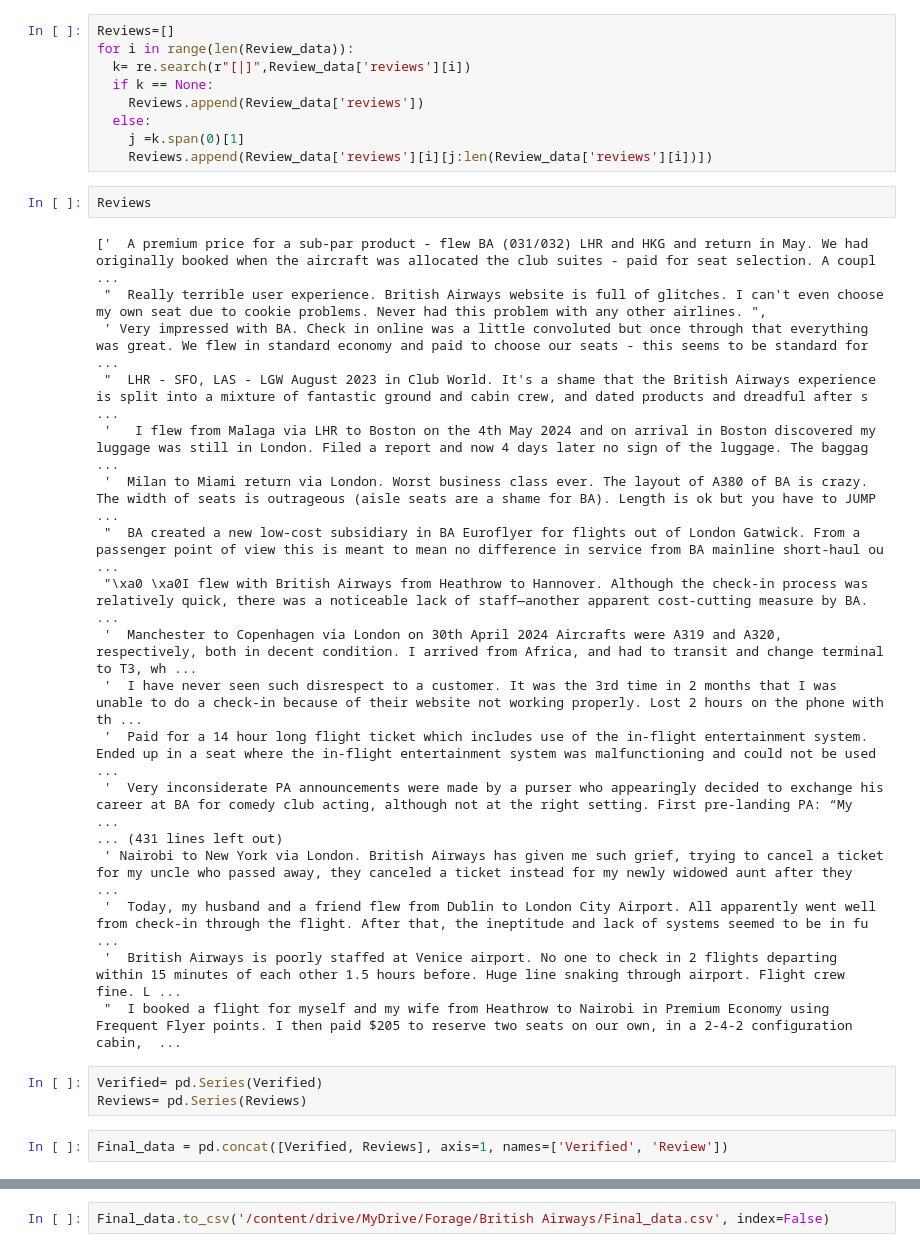
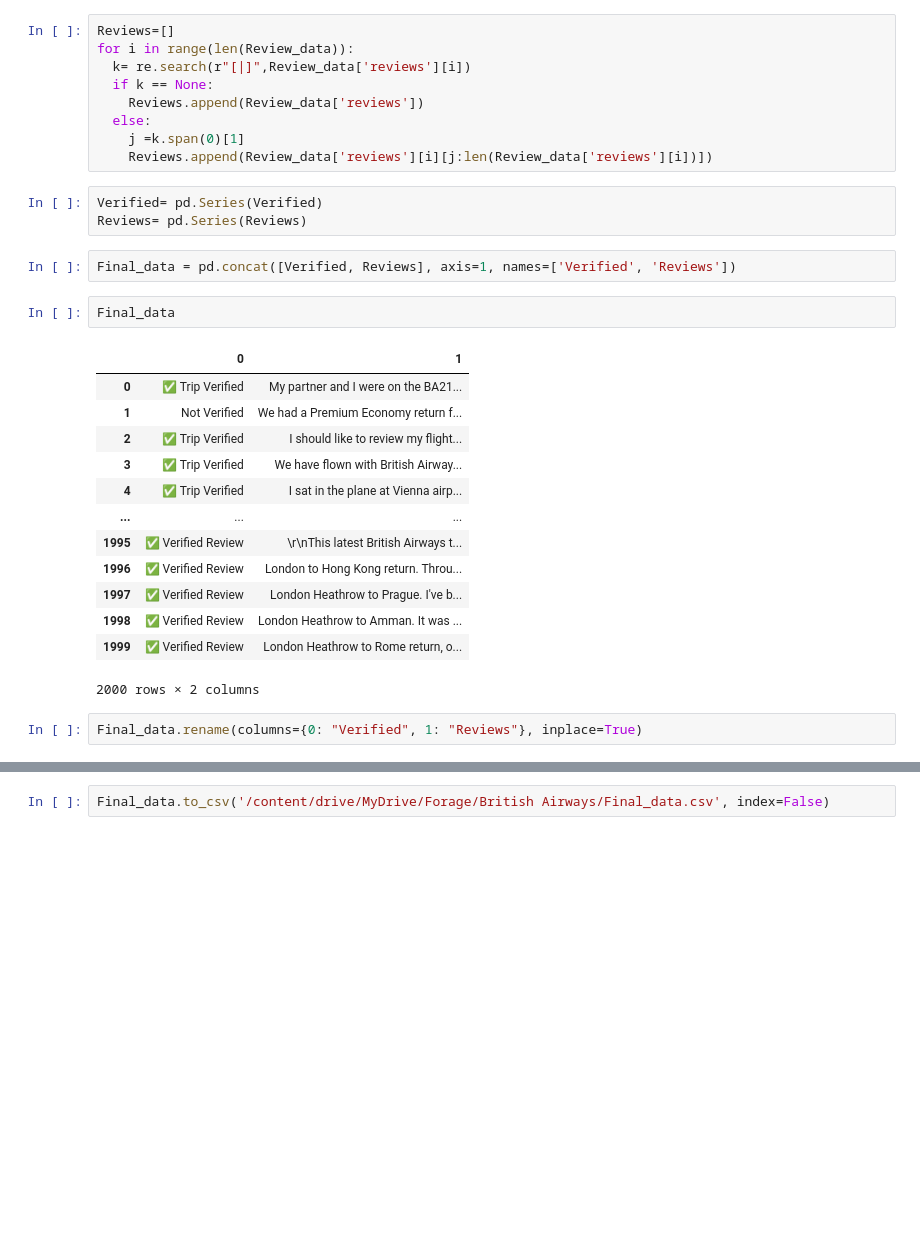
Before and after one commit to L-z-r-s/NLP, a Jupyter notebook: British_Airways.ipynb, the cells around one changed output, grey strips where cells are left out. Drawn from its saved outputs; the diff is of its cells as text; blank space fills up the shorter version.

```diff
--- a/British_Airways.ipynb
+++ b/British_Airways.ipynb
@@ -193,31 +173,29 @@ for i in range(len(Review_data)):
   else:
     j =k.span(0)[1]
     Reviews.append(Review_data['reviews'][i][j:len(Review_data['reviews'][i])])
-# %%
-Reviews
-# %% [output]
-['  A premium price for a sub-par product - flew BA (031/032) LHR and HKG and return in May. We had originally booked when the aircraft was allocated the club suites - paid for seat selection. A coupl ...
- "  Really terrible user experience. British Airways website is full of glitches. I can't even choose my own seat due to cookie problems. Never had this problem with any other airlines. ",
- ' Very impressed with BA. Check in online was a little convoluted but once through that everything was great. We flew in standard economy and paid to choose our seats - this seems to be standard for  ...
- "  LHR - SFO, LAS - LGW August 2023 in Club World. It's a shame that the British Airways experience is split into a mixture of fantastic ground and cabin crew, and dated products and dreadful after s ...
- '   I flew from Malaga via LHR to Boston on the 4th May 2024 and on arrival in Boston discovered my luggage was still in London. Filed a report and now 4 days later no sign of the luggage. The baggag ...
- '  Milan to Miami return via London. Worst business class ever. The layout of A380 of BA is crazy. The width of seats is outrageous (aisle seats are a shame for BA). Length is ok but you have to JUMP ...
- "  BA created a new low-cost subsidiary in BA Euroflyer for flights out of London Gatwick. From a passenger point of view this is meant to mean no difference in service from BA mainline short-haul ou ...
- "\xa0 \xa0I flew with British Airways from Heathrow to Hannover. Although the check-in process was relatively quick, there was a noticeable lack of staff—another apparent cost-cutting measure by BA.  ...
- '  Manchester to Copenhagen via London on 30th April 2024 Aircrafts were A319 and A320, respectively, both in decent condition. I arrived from Africa, and had to transit and change terminal to T3, wh ...
- '  I have never seen such disrespect to a customer. It was the 3rd time in 2 months that I was unable to do a check-in because of their website not working properly. Lost 2 hours on the phone with th ...
- '  Paid for a 14 hour long flight ticket which includes use of the in-flight entertainment system. Ended up in a seat where the in-flight entertainment system was malfunctioning and could not be used ...
- '  Very inconsiderate PA announcements were made by a purser who appearingly decided to exchange his career at BA for comedy club acting, although not at the right setting. First pre-landing PA: “My  ...
-... (431 lines left out)
- ' Nairobi to New York via London. British Airways has given me such grief, trying to cancel a ticket for my uncle who passed away, they canceled a ticket instead for my newly widowed aunt after they  ...
- '  Today, my husband and a friend flew from Dublin to London City Airport. All apparently went well from check-in through the flight. After that, the ineptitude and lack of systems seemed to be in fu ...
- '  British Airways is poorly staffed at Venice airport. No one to check in 2 flights departing within 15 minutes of each other 1.5 hours before. Huge line snaking through airport. Flight crew fine. L ...
- "  I booked a flight for myself and my wife from Heathrow to Nairobi in Premium Economy using Frequent Flyer points. I then paid $205 to reserve two seats on our own, in a 2-4-2 configuration cabin,  ...
 # %%
 Verified= pd.Series(Verified)
 Reviews= pd.Series(Reviews)
 # %%
-Final_data = pd.concat([Verified, Reviews], axis=1, names=['Verified', 'Review'])
+Final_data = pd.concat([Verified, Reviews], axis=1, names=['Verified', 'Reviews'])
+# %%
+Final_data
+# %% [output]
+|  | 0 | 1 |
+| 0 | ✅ Trip Verified | My partner and I were on the BA21... |
+| 1 | Not Verified | We had a Premium Economy return f... |
+| 2 | ✅ Trip Verified | I should like to review my flight... |
+| 3 | ✅ Trip Verified | We have flown with British Airway... |
+| 4 | ✅ Trip Verified | I sat in the plane at Vienna airp... |
+| ... | ... | ... |
+| 1995 | ✅ Verified Review | \r\nThis latest British Airways t... |
+| 1996 | ✅ Verified Review | London to Hong Kong return. Throu... |
+| 1997 | ✅ Verified Review | London Heathrow to Prague. I've b... |
+| 1998 | ✅ Verified Review | London Heathrow to Amman. It was ... |
+| 1999 | ✅ Verified Review | London Heathrow to Rome return, o... |
+2000 rows × 2 columns
+# %%
+Final_data.rename(columns={0: "Verified", 1: "Reviews"}, inplace=True)
 # %%
 Final_data
 # %% [output]
```
Also changed, not shown: parts of 18 cells of this notebook.
